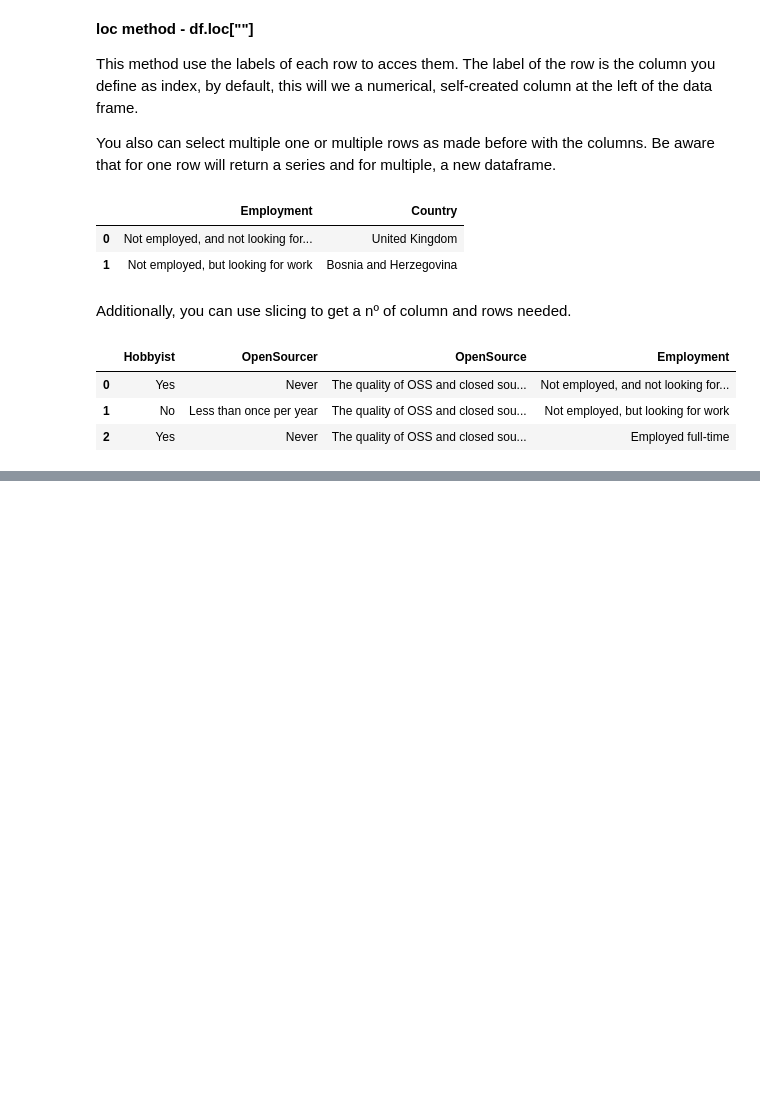
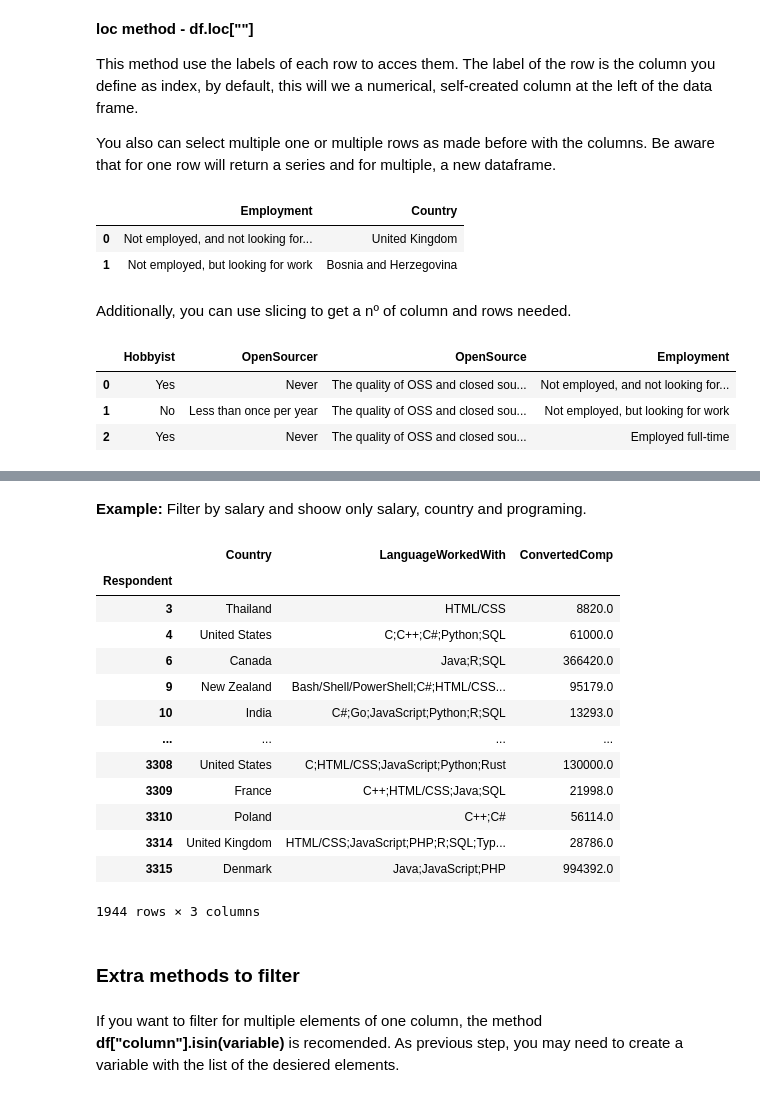
Before and after one commit to Joanpm1215/Pandas-Tutorial, a Jupyter notebook: scripts/Pandas_Tutorial.ipynb, the cells around one changed output, grey strips where cells are left out. Saved outputs shown, nothing was run; the diff lists cells and outputs as text; code cells hidden in the pictures; blank space fills up the shorter version.

```diff
--- a/scripts/Pandas_Tutorial.ipynb
+++ b/scripts/Pandas_Tutorial.ipynb
@@ -13,8 +13,8 @@ os.getcwd()
 # %% [markdown]
 Downloading the data form a .csv file. Main and schema files:
 # %%
-df = pd.read_csv("/resources/labs/PD0101EN/Pandas-Tutorial/data/survey_results_public.csv")
-df_schema = pd.read_csv("/resources/labs/PD0101EN/Pandas-Tutorial/data/survey_results_schema.csv")
+df = pd.read_csv("/resources/labs/PD0101EN/Pandas-Tutorial/data/survey_results_public.csv", index_col="Respondent")
+df_schema = pd.read_csv("/resources/labs/PD0101EN/Pandas-Tutorial/data/survey_results_schema.csv", index_col="Column")
 # %% [markdown]
 <strong>Data frame options - pd.set_option (attribute).</strong>
 <p>
@@ -144,0 +150,2 @@ df.loc[0:2,"Hobbyist":"Employment"]
+# %%
+df.set_index("Respondent", inplace = True)
@@ -144,0 +163,3 @@ df.loc[0:2,"Hobbyist":"Employment"]
+# %%
+df.reset_index(inplace=True)
+df.head(2)
@@ -144,0 +229,24 @@ df.loc[0:2,"Hobbyist":"Employment"]
+# %% [markdown]
+<strong> Example:</strong> Filter by salary and shoow only salary, country and programing.
+# %%
+high_salary = (df["ConvertedComp"] > 7000)
+df.loc[high_salary,["Country", "LanguageWorkedWith", "ConvertedComp"]]
+# %% [output]
+|  | Country | LanguageWorkedWith | ConvertedComp |
+| Respondent |  |  |  |
+| 3 | Thailand | HTML/CSS | 8820.0 |
+| 4 | United States | C;C++;C#;Python;SQL | 61000.0 |
+| 6 | Canada | Java;R;SQL | 366420.0 |
+| 9 | New Zealand | Bash/Shell/PowerShell;C#;HTML/CSS... | 95179.0 |
+| 10 | India | C#;Go;JavaScript;Python;R;SQL | 13293.0 |
+| ... | ... | ... | ... |
+| 3308 | United States | C;HTML/CSS;JavaScript;Python;Rust | 130000.0 |
+| 3309 | France | C++;HTML/CSS;Java;SQL | 21998.0 |
+| 3310 | Poland | C++;C# | 56114.0 |
+| 3314 | United Kingdom | HTML/CSS;JavaScript;PHP;R;SQL;Typ... | 28786.0 |
+| 3315 | Denmark | Java;JavaScript;PHP | 994392.0 |
+1944 rows × 3 columns
+# %% [markdown]
+<h3> Extra methods to filter</h3>
+# %% [markdown]
+If you want to filter for multiple elements of one column, the method <strong>df["column"].isin(variable)</strong> is recomended. As previous step, you may need to create a variable with the list of the desiered elements.
```
Also changed, not shown: parts of 26 cells of this notebook.
